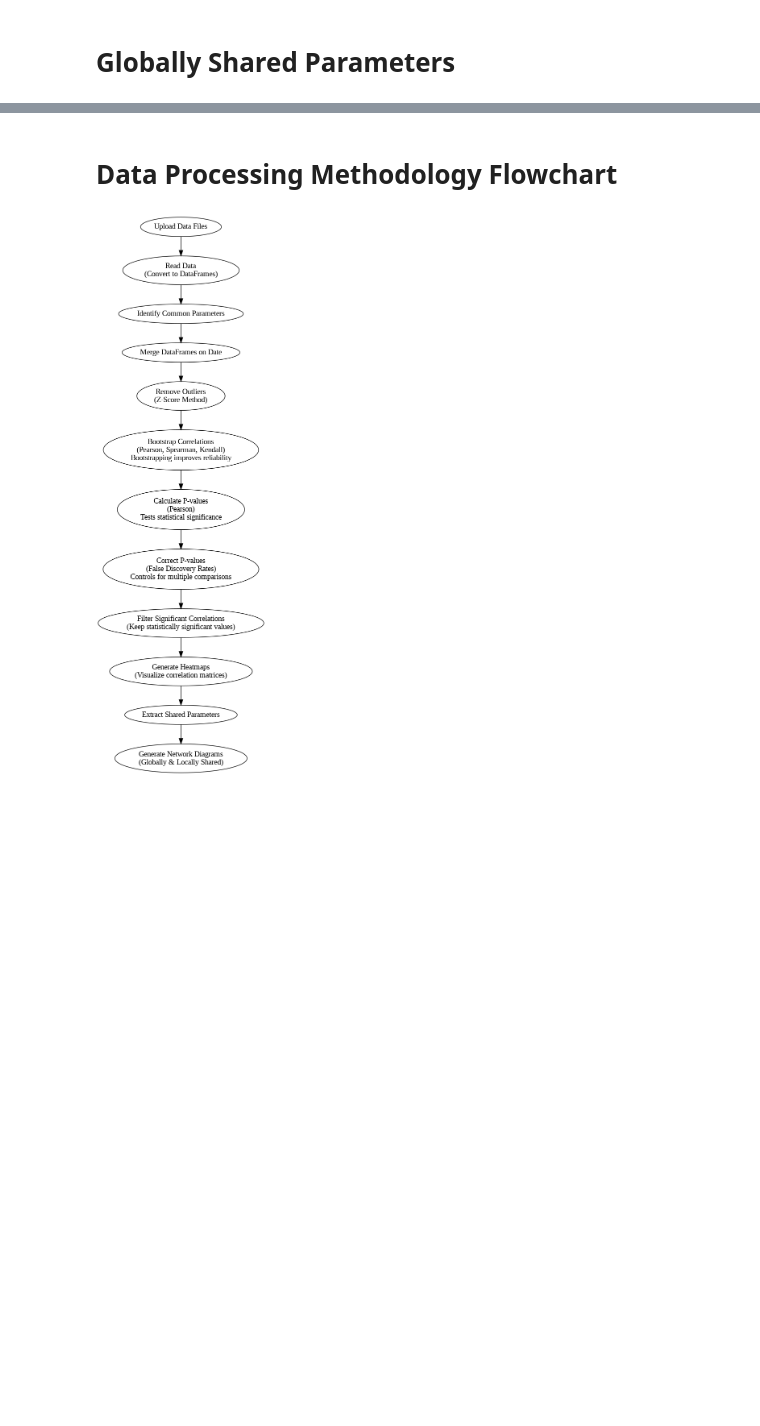
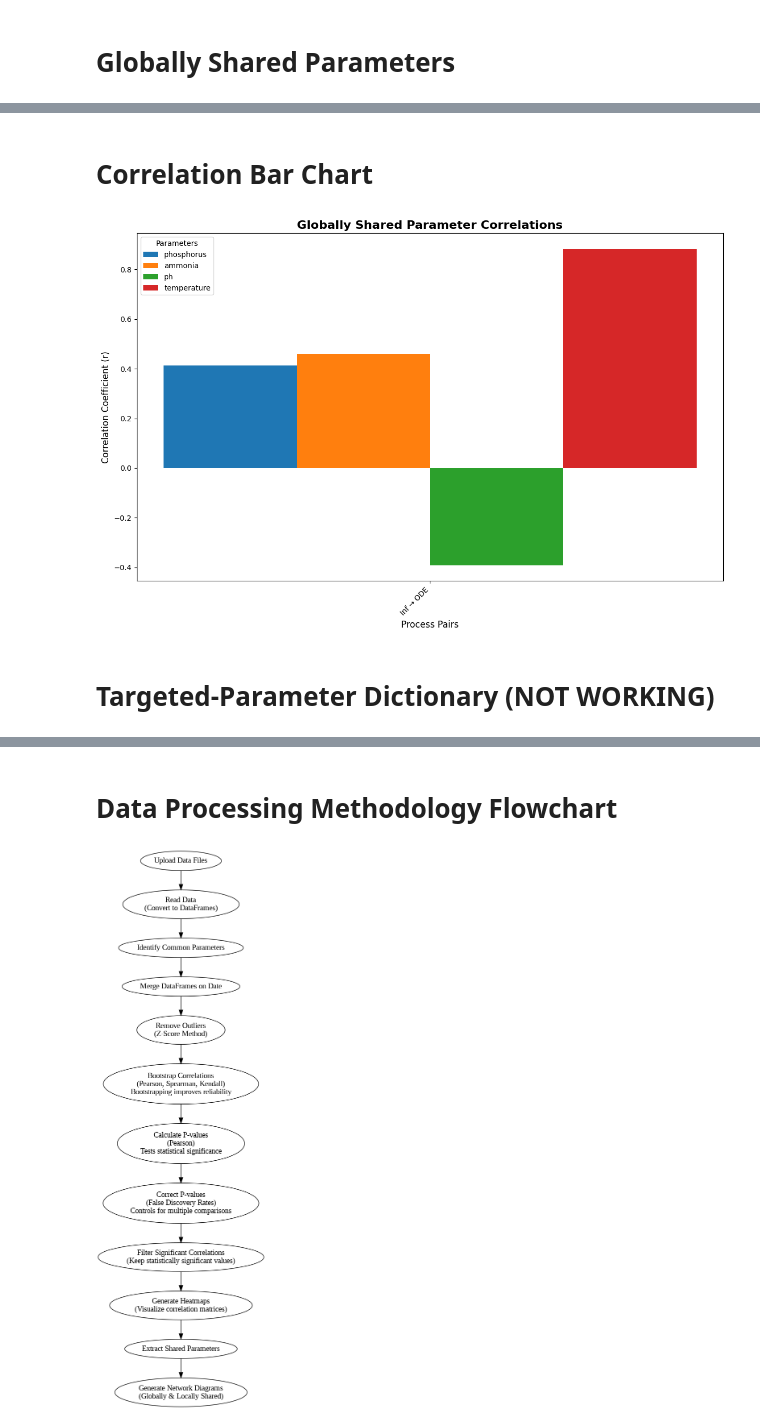
Before and after one commit to gregor-posadas/Gregor-Projects, a Jupyter notebook: Globally_Shared_Parameter_Based_Node_Diagram.ipynb, the cells around one changed output, grey strips where cells are left out. Saved outputs shown, nothing was run; the diff lists cells and outputs as text; code cells hidden in the pictures; blank space fills up the shorter version.

```diff
--- a/Globally_Shared_Parameter_Based_Node_Diagram.ipynb
+++ b/Globally_Shared_Parameter_Based_Node_Diagram.ipynb
@@ -432,0 +383,59 @@ Adding edge for do_RAS Returned to Oxidation Ditch ↔ do_Oxidation Ditch Efflue
+# %% [markdown]
+# **Correlation Bar Chart**
+# %%
+plot_gspd_correlations(process_labels, globally_shared_parameters, correlation_matrices)
+
+# Generate a bar chart summarizing correlations for globally shared parameters
+import matplotlib.pyplot as plt
+import numpy as np
+
+def plot_gspd_correlations(process_labels, globally_shared_parameters, correlation_matrices):
+    """
+    Generate a bar chart summarizing correlations for globally shared parameters across process pairs.
+
+    Args:
+        process_labels (list): List of process names (e.g., ["WAS", "Oxygenated RAS", ...]).
+        globally_shared_parameters (set): Set of globally shared parameters.
+        correlation_matrices (list): List of filtered correlation matrices for each process pair.
+    """
+    # Initialize data structure for correlations
+    data = {param: [] for param in globally_shared_parameters}
+    process_pairs = []
+
+    # Collect correlation data for each process pair
+    for i, matrix in enumerate(correlation_matrices):
+        pair_label = f"{process_labels[i]} → {process_labels[i + 1]}"
+        process_pairs.append(pair_label)
+
+        for param in globally_shared_parameters:
+            infl_param = f"{param}_{process_labels[i]}"
+            ode_param = f"{param}_{process_labels[i + 1]}"
+
+            if infl_param in matrix.index and ode_param in matrix.columns:
+                corr_value = matrix.loc[infl_param, ode_param]
+                data[param].append(corr_value)
+            else:
+                data[param].append(0)  # Fill missing correlations with 0
+
+    # Plot bar chart
+    bar_width = 0.15
+    x = np.arange(len(process_pairs))
+
+    plt.figure(figsize=(12, 8))
+    for i, (param, correlations) in enumerate(data.items()):
+        plt.bar(x + i * bar_width, correlations, bar_width, label=param)
+
+    plt.xlabel("Process Pairs", fontsize=12)
+    plt.ylabel("Correlation Coefficient (r)", fontsize=12)
+    plt.title("Globally Shared Parameter Correlations", fontsize=16, weight="bold")
+    plt.xticks(x + (len(globally_shared_parameters) - 1) * bar_width / 2, process_pairs, rotation=45, ha="right")
+    plt.legend(title="Parameters")
+    plt.tight_layout()
+    plt.show()
+
+# Example usage after running the GSPD code:
+# plot_gspd_correlations(process_labels, globally_shared_parameters, correlation_matrices)
+# %% [output]
+[figure, added]
+# %% [markdown]
+# **Targeted-Parameter Dictionary (NOT WORKING)**
```
Also changed, not shown: parts of 2 cells of this notebook.
